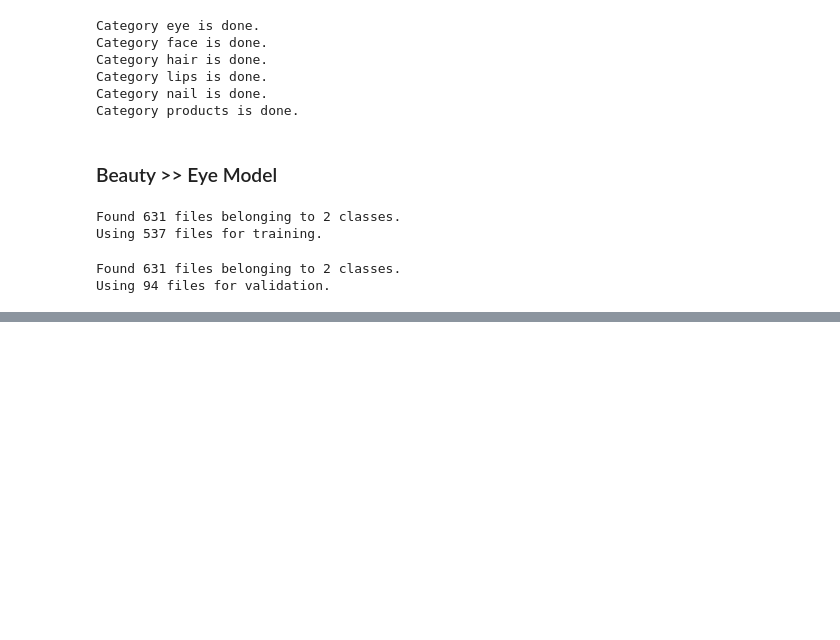
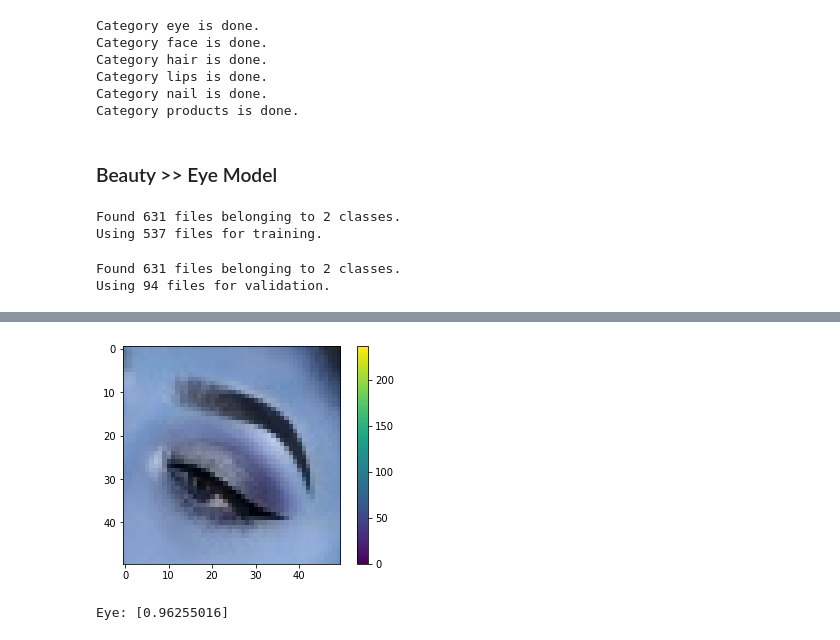
Before and after one commit to mshayganfar/sb_capstone, a Jupyter notebook: cap_project_beauty_classifier.ipynb, the cells around one changed output, grey strips where cells are left out. Drawn from its saved outputs; the diff is of its cells as text; code cells hidden in the pictures; blank space fills up the shorter version.

```diff
--- a/cap_project_beauty_classifier.ipynb
+++ b/cap_project_beauty_classifier.ipynb
@@ -31,7 +34,8 @@ NUM_OF_FILES_PER_INFLUENCER = 5
 src_image_folders_base     = '/Users/mshayganfar/Mahni_Folder/Mahni/Influencers/images/'
 dst_image_folders_base     = '/Users/mshayganfar/Mahni_Folder/Mahni/Influencers/Beauty/subset_images/'
 resized_image_folders_base = '/Users/mshayganfar/Mahni_Folder/Mahni/Influencers/Beauty/resized_images/'
-image_classes_folder_base = '/Users/mshayganfar/Mahni_Folder/Mahni/Influencers/Beauty/Classes/'
+image_classes_folder_base  = '/Users/mshayganfar/Mahni_Folder/Mahni/Influencers/Beauty/Classes/'
+test_image_folder_base     = '/Users/mshayganfar/Mahni_Folder/Mahni/Influencers/Test/beauty/'
 # %% [markdown]
 ### Image Preparation
 # %%
@@ -431,0 +438,24 @@ plt.legend(loc='upper right')
+# %%
+# Randomly pick one image
+
+random_filenames_dict = {}
+
+filenames = os.listdir(test_image_folder_base + 'eye/' + '.')
+random_file_index = random.randint(0, len(filenames)-1)
+random_filename = filenames[random_file_index]
+# %%
+loaded_image  = load_image(test_image_folder_base + 'eye/', random_filename)
+
+plt.figure()
+plt.imshow(loaded_image)
+plt.colorbar()
+plt.grid(False)
+plt.show()
+# %% [output]
+[figure, added]
+# %%
+test_image = np.expand_dims(loaded_image, axis=0)
+prediction = eye_model.predict(test_image)
+print(f'Eye: {prediction[0]}')
+# %% [output]
+Eye: [0.96255016]
```
Also changed, not shown: parts of 12 cells of this notebook.
